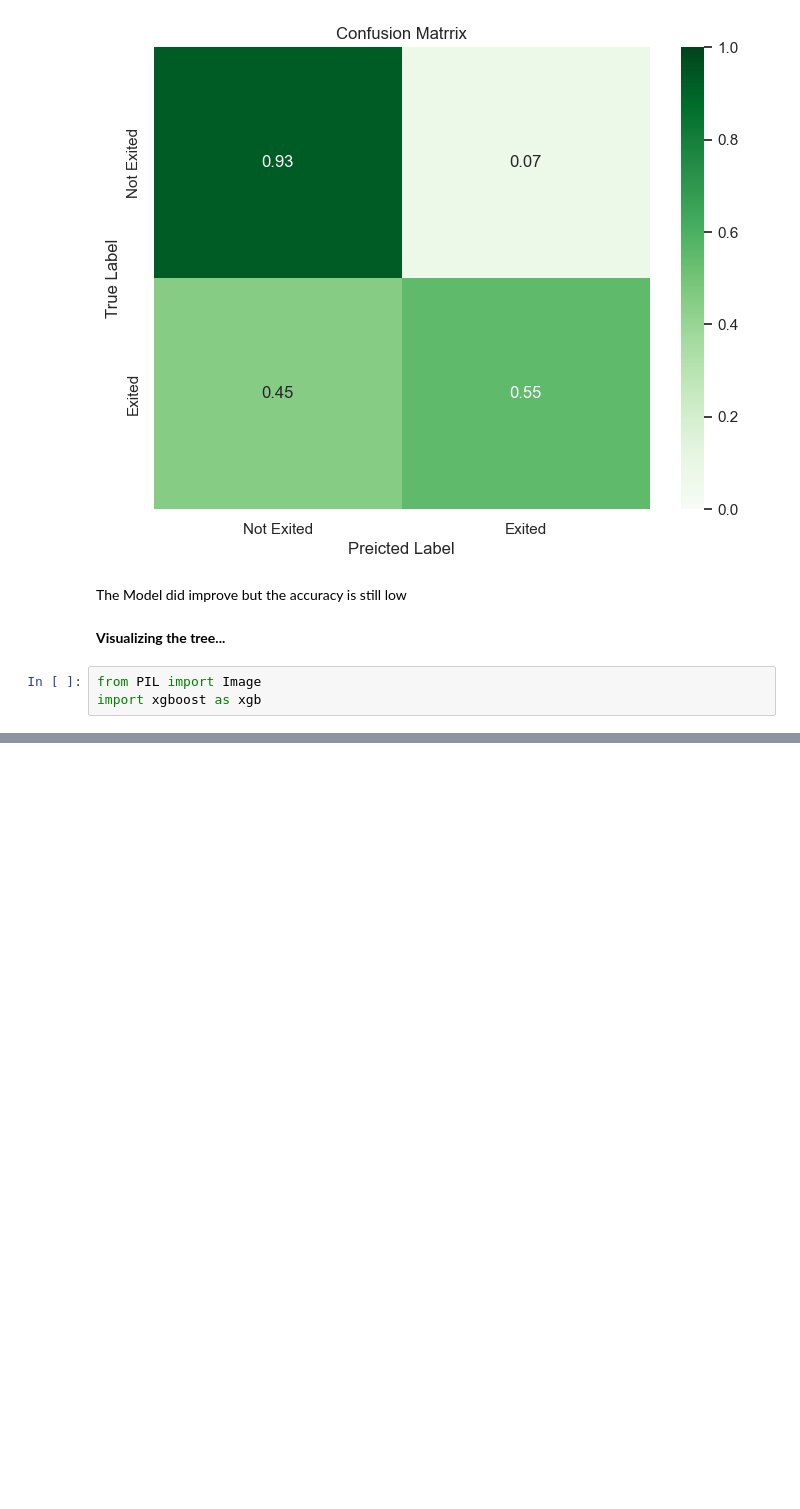
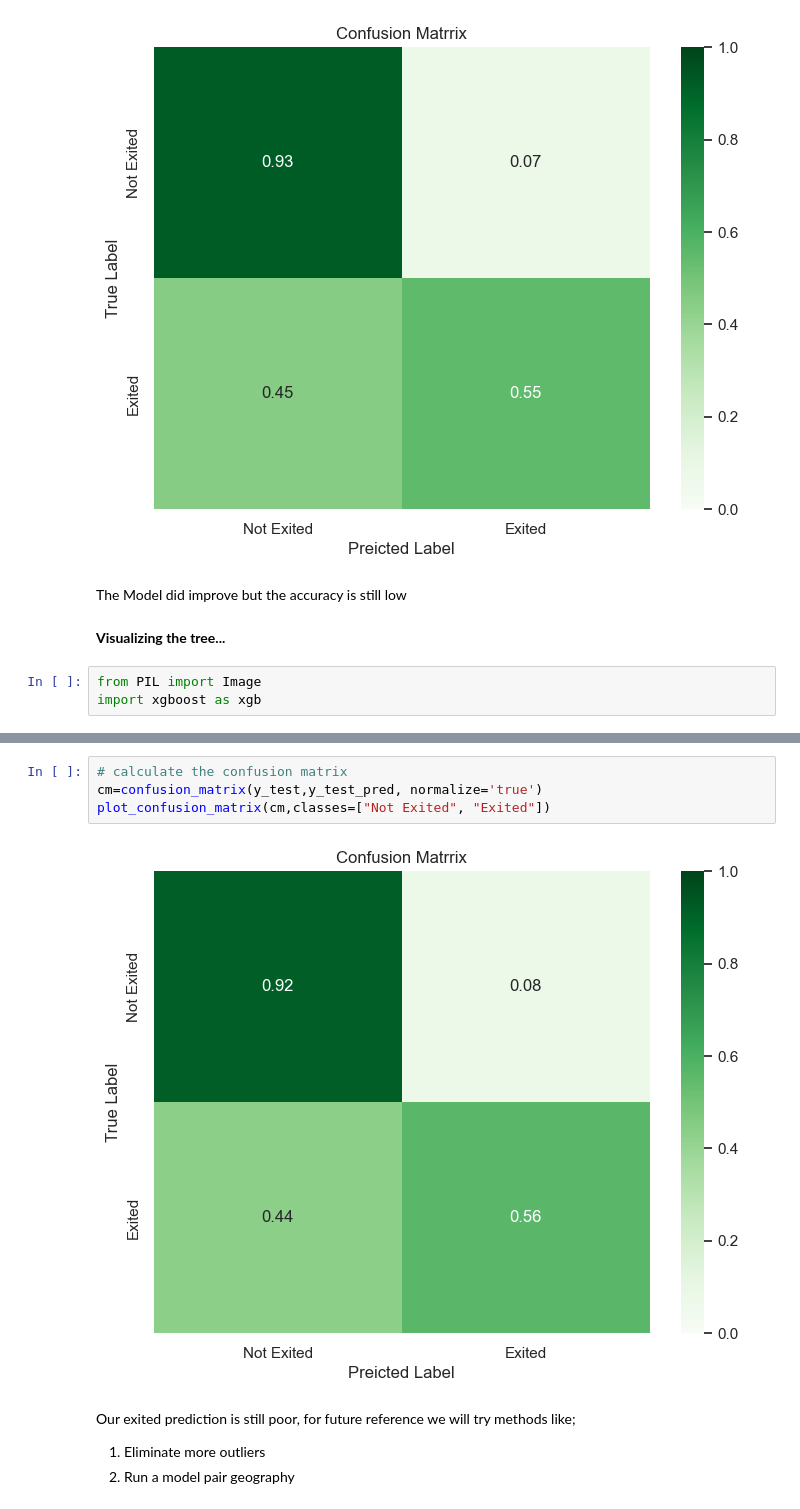
Before and after one commit to sophiembanda/Churn_Modelling, a Jupyter notebook: Churn Modelling.ipynb, the cells around one changed output, grey strips where cells are left out. Saved outputs shown, nothing was run; the diff lists cells and outputs as text; blank space fills up the shorter version.

```diff
--- a/Churn Modelling.ipynb
+++ b/Churn Modelling.ipynb
@@ -408,0 +587,10 @@ Warning: no value for width of non-ASCII character 226. Falling back to width of
+# %%
+# calculate the confusion matrix
+cm=confusion_matrix(y_test,y_test_pred, normalize='true')
+plot_confusion_matrix(cm,classes=["Not Exited", "Exited"])
+# %% [output]
+[figure, added]
+# %% [markdown]
+Our exited prediction is still poor, for future reference we will try methods like;
+1. Eliminate more outliers
+2. Run a model pair geography
```
Also changed, not shown: parts of 7 cells of this notebook.
